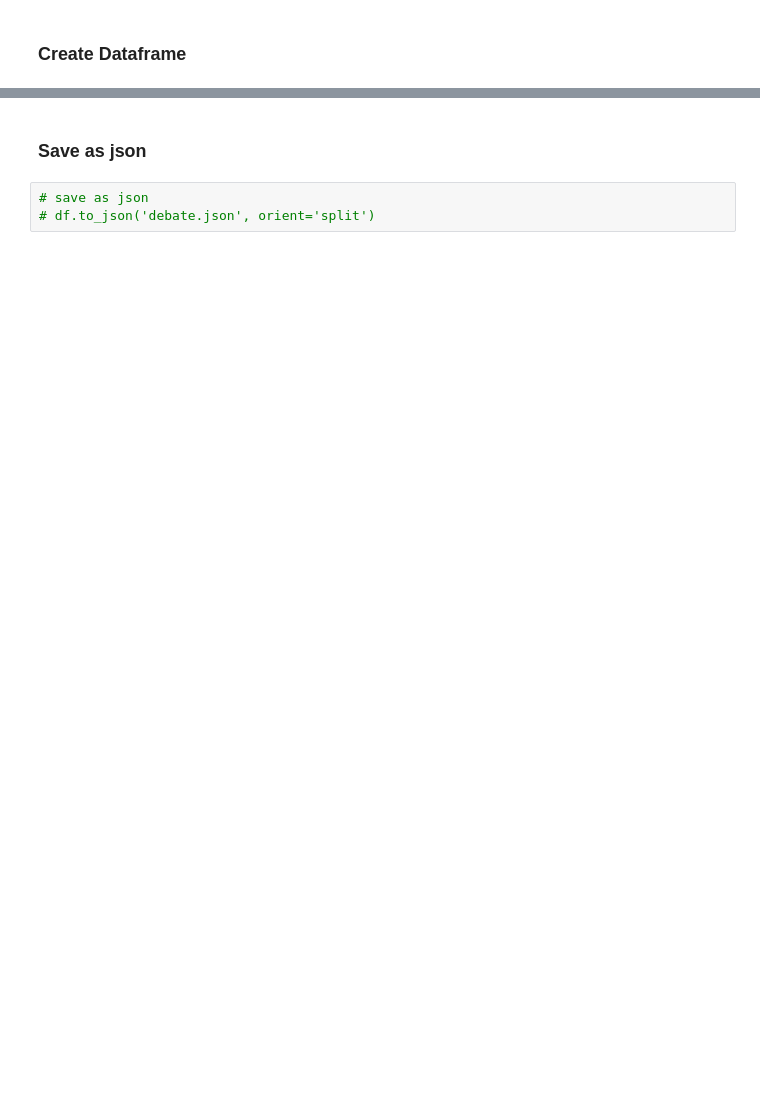
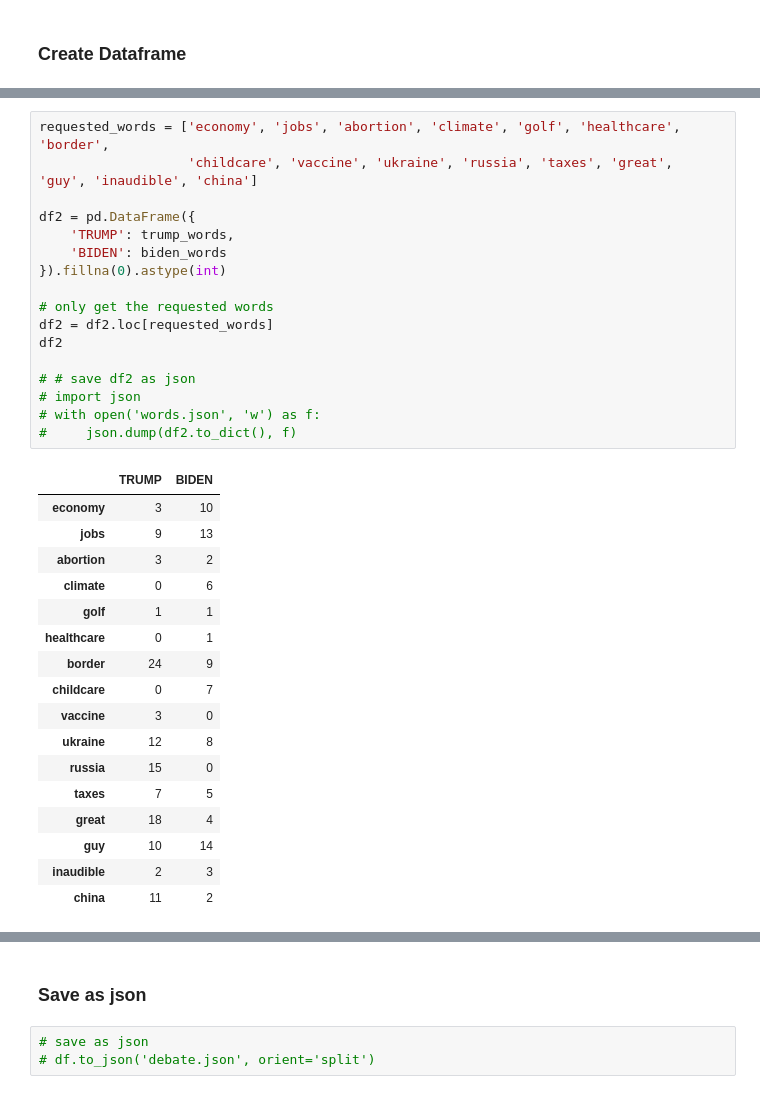
Before and after one commit to katrventura/cnn-debate, a Jupyter notebook: scraper.ipynb, the cells around one changed output, grey strips where cells are left out. Drawn from its saved outputs; the diff is of its cells as text; blank space fills up the shorter version.

```diff
--- a/scraper.ipynb
+++ b/scraper.ipynb
@@ -285,3 +269,38 @@ df = df.sort_values('Total', ascending=False).drop('Total', axis=1)
+# %%
+requested_words = ['economy', 'jobs', 'abortion', 'climate', 'golf', 'healthcare', 'border',
+                   'childcare', 'vaccine', 'ukraine', 'russia', 'taxes', 'great', 'guy', 'inaudible', 'china']
+
+df2 = pd.DataFrame({
+    'TRUMP': trump_words,
+    'BIDEN': biden_words
+}).fillna(0).astype(int)
+
+# only get the requested words
+df2 = df2.loc[requested_words]
+df2
+
+# # save df2 as json
+# import json
+# with open('words.json', 'w') as f:
+#     json.dump(df2.to_dict(), f)
+# %% [output]
+|  | TRUMP | BIDEN |
+| economy | 3 | 10 |
+| jobs | 9 | 13 |
+| abortion | 3 | 2 |
+| climate | 0 | 6 |
+| golf | 1 | 1 |
+| healthcare | 0 | 1 |
+| border | 24 | 9 |
+| childcare | 0 | 7 |
+| vaccine | 3 | 0 |
+| ukraine | 12 | 8 |
+| russia | 15 | 0 |
+| taxes | 7 | 5 |
+| great | 18 | 4 |
+| guy | 10 | 14 |
+| inaudible | 2 | 3 |
+| china | 11 | 2 |
 # %%
 # show entire dataframe
 pd.set_option('display.max_rows', None)
```
Also changed, not shown: parts of 9 cells of this notebook, 4 other files.
